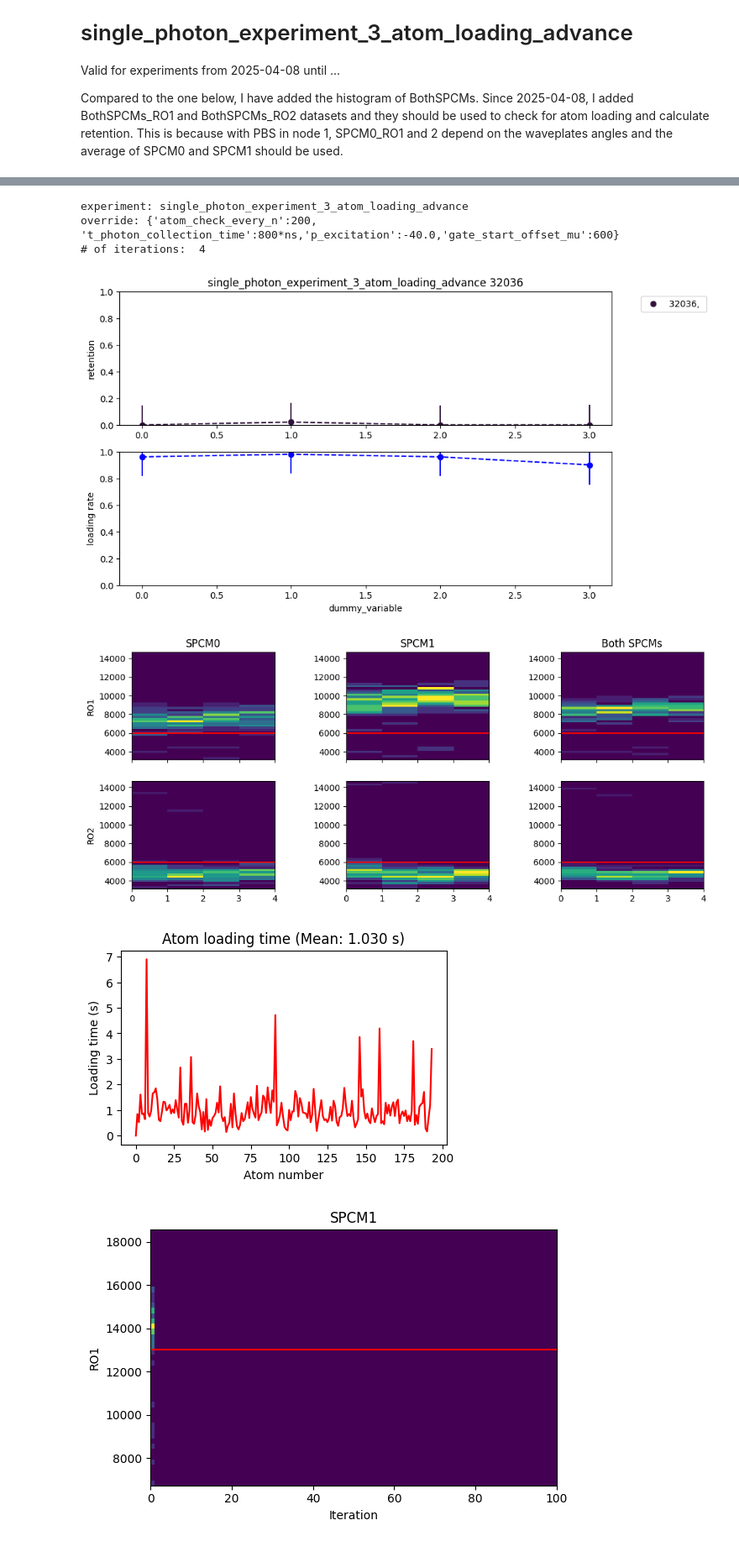
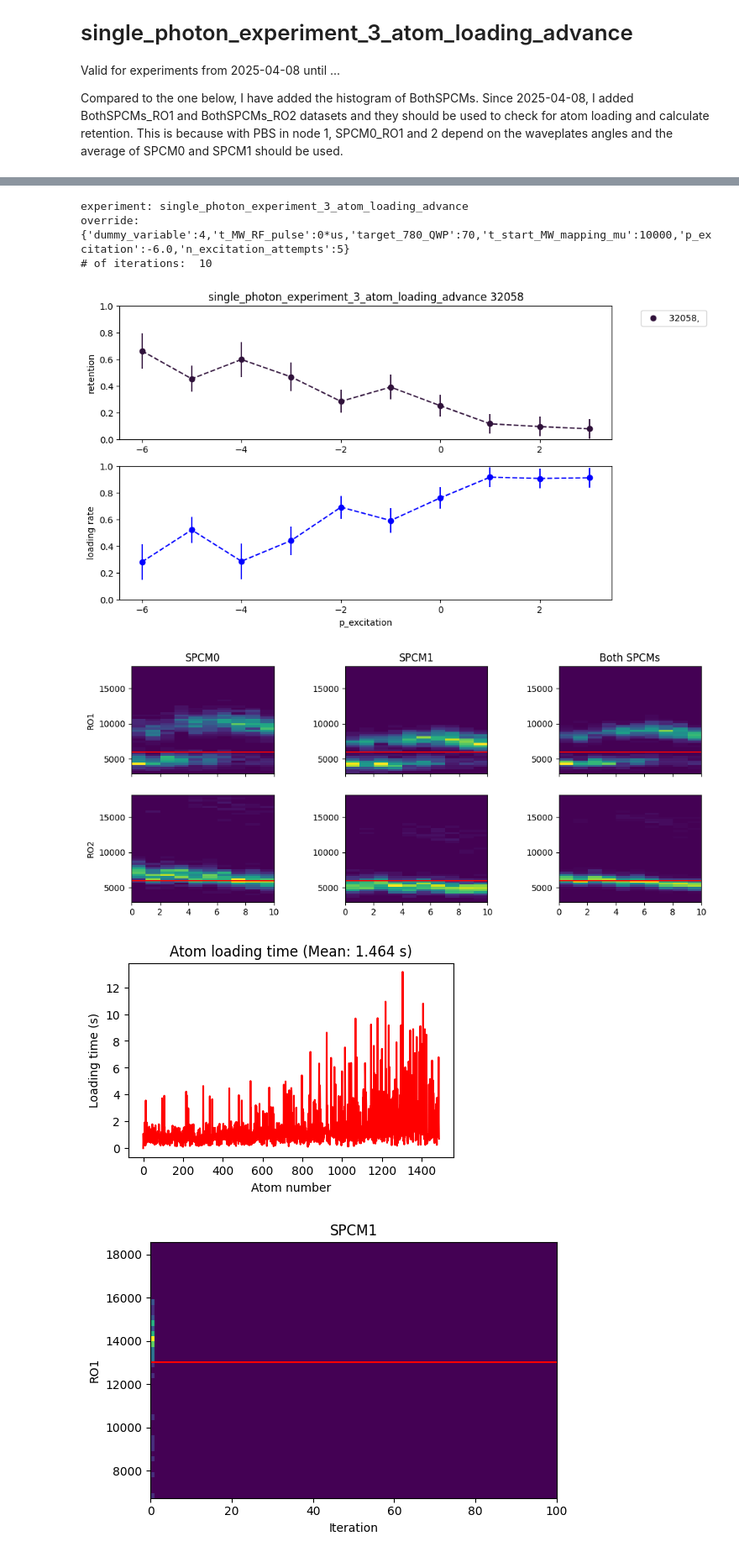
Before and after one commit to QuantumQuadrate/qn_artiq_routines, a Jupyter notebook: Analysis/Single photon analysis/singe_photon_analysis_2025.ipynb, the cells around one changed output, grey strips where cells are left out. Shown at 84% size. Saved outputs shown, nothing was run; the diff lists cells and outputs as text; code cells hidden in the pictures.

```diff
--- a/Analysis/Single photon analysis/singe_photon_analysis_2025.ipynb
+++ b/Analysis/Single photon analysis/singe_photon_analysis_2025.ipynb
@@ -68,7 +74,7 @@ file 4 (C:\Networking Experiment\artiq codes\artiq-master\results\2025-12-03\09\
 # %%
 ### the file(s) to analyze:
 file_indices = {
-    3:'',
+    22:'',
 }
 
 compare = True # compare multiple files in the same retention and loading plots
@@ -309,38 +315,38 @@ if showhist:
     cax4 = ax4.imshow(np.array(SPCM0_RO2_hists[0]).transpose(), origin='lower', extent=[0, iterations, histMin, histMax])
     ax4.set_ylabel("RO2")
     ax4.axhline(cutoff2 / t_SPCM_first_shot, color='red')
     ax4.set_aspect('auto')
 
     ### Plot for SPCM1 RO2 in the 2nd row, 2nd column
     cax5 = ax5.imshow(np.array(SPCM1_RO2_hists[0]).transpose(), origin='lower', extent=[0, iterations, histMin, histMax])
     ax5.axhline(cutoff2 / t_SPCM_first_shot, color='red')
     ax5.set_aspect('auto')
 
     ### Plot for BothSPCMs RO2 in the 2nd row, 3rd column
     cax6 = ax6.imshow(np.array(BothSPCMs_RO2_hists[0]).transpose(), origin='lower', extent=[0, iterations, histMin, histMax])
     ax6.axhline(cutoff2 / t_SPCM_first_shot, color='red')
     ax6.set_aspect('auto')
 
     plt.subplots_adjust(hspace=0.2, wspace=0.5)
 plt.show()
 
 #######  Atom loading time plot
 ## We can slice the array to separate iterations later, if we want.
 mean_loading_time = np.mean(Atom_loading_time)
 plt.figure(figsize=(5, 3))
 plt.plot(Atom_loading_time, 'r-')
 
 plt.xlabel("Atom number")
 plt.ylabel("Loading time (s)")
 plt.title(f"Atom loading time (Mean: {mean_loading_time:.3f} s)")
 plt.show()
 # %% [output]
 experiment: single_photon_experiment_3_atom_loading_advance
-override: {'atom_check_every_n':200, 't_photon_collection_time':800*ns,'p_excitation':-40.0,'gate_start_offset_mu':600}
-# of iterations:  4
+override: {'dummy_variable':4,'t_MW_RF_pulse':0*us,'target_780_QWP':70,'t_start_MW_mapping_mu':10000,'p_excitation':-6.0,'n_excitation_attempts':5}
+# of iterations:  10
-[figure, old version]
+[figure, new version]
-[figure, old version]
+[figure, new version]
-[figure, old version]
+[figure, new version]
 # %%
 """
 Slicing SPCM1_RO1 into more sections to see the readout fluctuation over time in more details.
```
Also changed, not shown: parts of 3 cells of this notebook, 2 other files.
